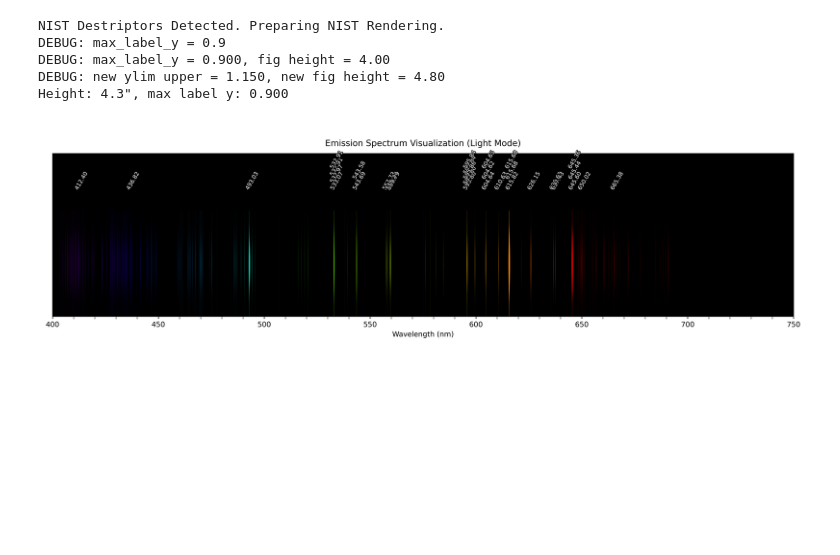
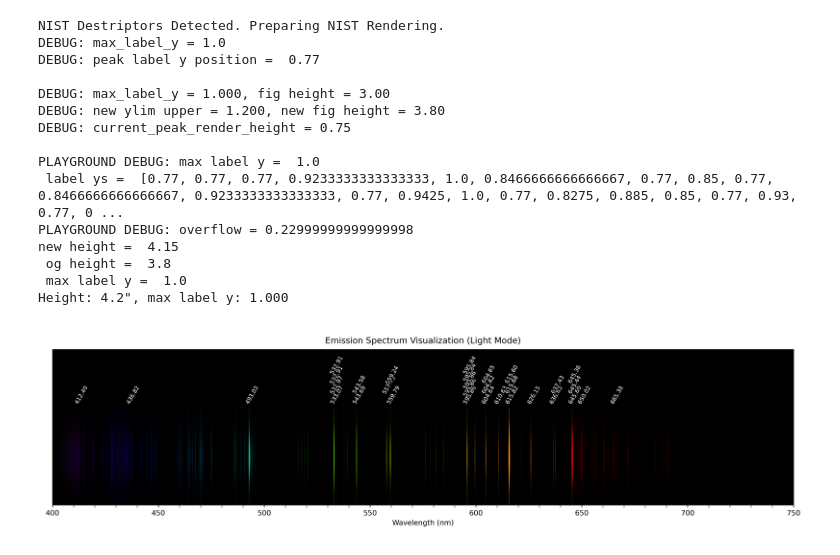
Before and after one commit to idontwantausername609/Spectrum-Renderer, a Jupyter notebook: Colab Based App/playgrounds/integrated_plotting_playground.ipynb, the cells around one changed output. Cells and saved outputs as stored; diff of their text form; code cells hidden in the pictures; blank space fills up the shorter version.

```diff
--- a/Colab Based App/playgrounds/integrated_plotting_playground.ipynb
+++ b/Colab Based App/playgrounds/integrated_plotting_playground.ipynb
@@ -466,17 +479,17 @@ EXCEL_FILE_PATH = 'oxygen nist 2.xlsx'
 df = pd.read_excel(EXCEL_FILE_PATH)
 
 # --- LABEL STACKING SETTINGS ---
-peak_label_y_position = 0.55   # where labels sit by default (0.0–1.0)
-min_sep_nm = 0.4               # horizontal gap (nm) before labels start stacking
-y_step = 0.08                  # vertical gap between stacked labels
-label_max_y = 0.50             # hard ceiling for stacking
+peak_label_y_position = 0.77   # where labels sit by default (0.0–1.0)      doesn't update in main function
+min_sep_nm = 0.4               # horizontal gap (nm) before labels start stacking       not implemented here
+y_step = 0.08                  # vertical gap between stacked labels        not implemented here.
+label_max_y = 0.90             # hard ceiling for stacking                  not implemented anywhere. diff b/t label_max_y and max_label_y ?
 label_method = "prefer_stronger_top"
 
 # --- DYNAMIC EXPANSION SETTINGS ---
 fig_width = 15
-fig_height_base = 4.0          # starting figure height (inches)
-fig_height_overflow_scale = 1.0  # extra inches per unit of overflow
-ylim_buffer = 0.25             # extra space above highest label
+fig_height_base = 3.0          # starting figure height (inches)
+fig_height_overflow_scale = 5.0  # extra inches per unit of overflow
+ylim_buffer = 0.05             # extra space above highest label            not implemented anywhere
 subplots_adjust_top = 0.85     # fraction of figure used by axes (0.85 = 15% top padding)
 
 # --- RENDER SETTINGS (pass-through) ---
@@ -486,7 +499,7 @@ max_needle_max_width_nm = 0.3
 glow_width_multiplier = 1.3
 glow_alpha = 0.35
 mode = 'light'
-max_needle_y_scale = 0.65
+max_needle_y_scale = 0.75
 min_brightness = 0.1
 needle_shape_power = 4
 label_min_norm_int = 0.20
@@ -516,37 +529,53 @@ ax = fig.axes[0]
 # Extract peak wavelengths and intensities from the rendered data
 # (we re-use what the plot function already computed internally)
 
 # Simpler: just measure from the actual labels on the plot
 label_ys = [
     child.get_position()[1]
     for child in ax.get_children()
     if isinstance(child, matplotlib.text.Text)
     and child.get_text().replace('.','',1).replace('-','').isdigit()
 ]
 
 max_label_y = max(label_ys) if label_ys else peak_label_y_position
+print("\nPLAYGROUND DEBUG: max label y = ", max_label_y, "\n label ys = ", label_ys)
 
 # Expand if needed
 if max_label_y > peak_label_y_position + 0.05:
-    overflow = max_label_y - peak_label_y_position
+    overflow = max_label_y - peak_label_y_position       # account for the physical length of the peak number (max_label_y + 0.35 - peak_label_y_position) adds a gap b/t "Wavelength (nm)" and bottom of image
     new_height = fig_height_base + overflow * fig_height_overflow_scale
-    fig.set_figheight(new_height)
+    og_fig_height = fig.get_figheight()
+
+    print("PLAYGROUND DEBUG: overflow =", overflow, "\nnew height = ", new_height, "\n og height = ", og_fig_height, "\n max label y = ", max_label_y)
+    if new_height > og_fig_height:
+        fig.set_figheight(new_height)
+
     # Give the axes room at the top for labels + title
     print(f"Height: {fig.get_figheight():.1f}\", max label y: {max_label_y:.3f}")
 else:
     print(f"No expansion (max_label_y={max_label_y:.3f})")
 
 plt.subplots_adjust(top=subplots_adjust_top)
 
 # --- DISPLAY ---
 buf = io.BytesIO()
 fig.savefig(buf, format='png', dpi=600)
 buf.seek(0)
 display(Image(data=buf.getvalue()))
 # %% [output]
 NIST Destriptors Detected. Preparing NIST Rendering.
-DEBUG: max_label_y = 0.9
-DEBUG: max_label_y = 0.900, fig height = 4.00
-DEBUG: new ylim upper = 1.150, new fig height = 4.80
-Height: 4.3", max label y: 0.900
+DEBUG: max_label_y = 1.0
+DEBUG: peak label y position =  0.77
+
+DEBUG: max_label_y = 1.000, fig height = 3.00
+DEBUG: new ylim upper = 1.200, new fig height = 3.80
+DEBUG: current_peak_render_height = 0.75
+
+PLAYGROUND DEBUG: max label y =  1.0
+ label ys =  [0.77, 0.77, 0.77, 0.9233333333333333, 1.0, 0.8466666666666667, 0.77, 0.85, 0.77, 0.8466666666666667, 0.9233333333333333, 0.77, 0.9425, 1.0, 0.77, 0.8275, 0.885, 0.85, 0.77, 0.93, 0.77, 0 ...
+PLAYGROUND DEBUG: overflow = 0.22999999999999998
+new height =  4.15
+ og height =  3.8
+ max label y =  1.0
+Height: 4.2", max label y: 1.000
-[figure, old version]
+[figure, new version]
```
Also changed, not shown: parts of 5 cells of this notebook, 12 other files.
